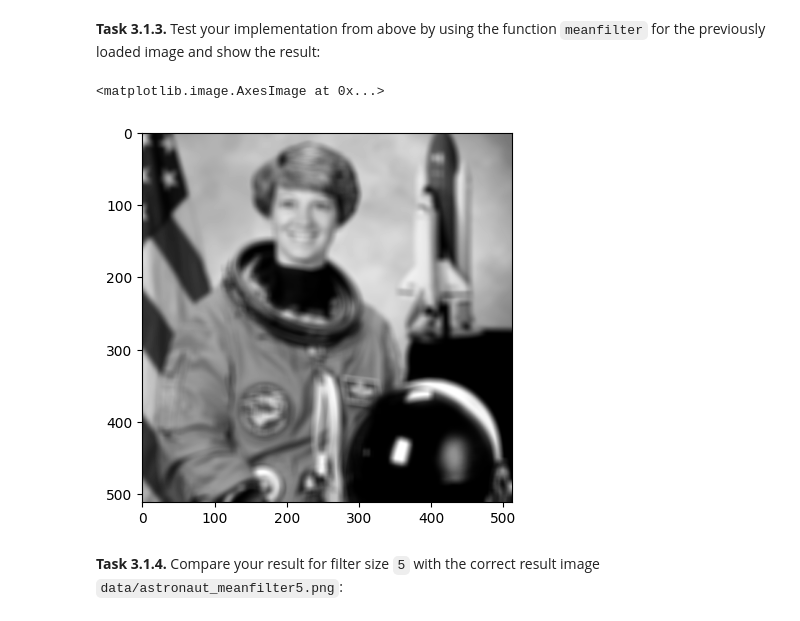
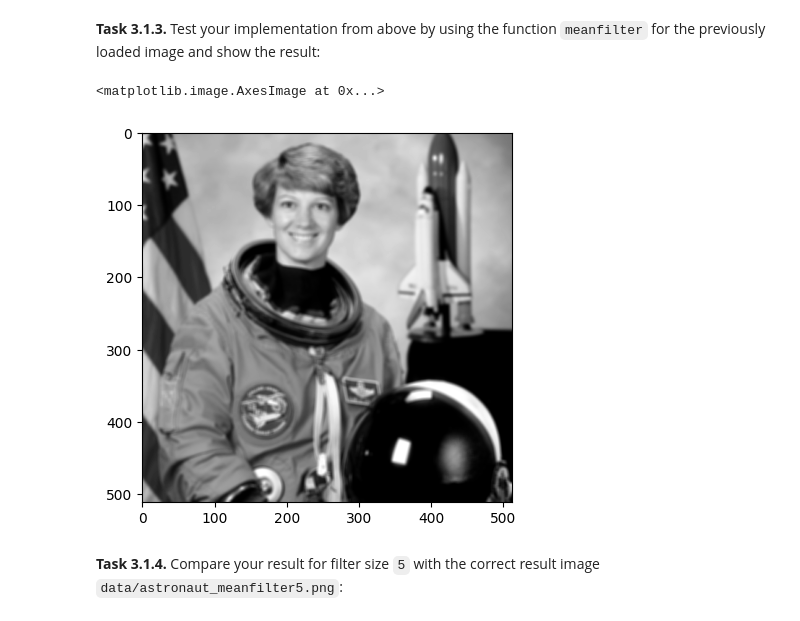
Before and after one commit to Mustafa-Y-BioInfo/mobi-fs3-python, a Jupyter notebook: task3.ipynb, the cells around one changed output. Drawn from its saved outputs; the diff is of its cells as text; code cells hidden in the pictures.

```diff
--- a/task3.ipynb
+++ b/task3.ipynb
@@ -33,11 +33,11 @@ def meanfilter(img_in, size):
 # %% [markdown]
 **<a id="#">Task 3.1.3.</a>** Test your implementation from above by using the function `meanfilter` for the previously loaded image and show the result:
 # %%
-img_filtered = meanfilter(img, 10)
+img_filtered = meanfilter(img, 5)
 plt.imshow(img_filtered, 'gray')
 # %% [output]
 <matplotlib.image.AxesImage at 0x...>
-[figure, old version]
+[figure, new version]
 # %% [markdown]
 **<a id="#">Task 3.1.4.</a>** Compare your result for filter size `5` with the correct result image `data/astronaut_meanfilter5.png`:
 # %%
```
Also changed, not shown: parts of 5 cells of this notebook, 1 other file.
